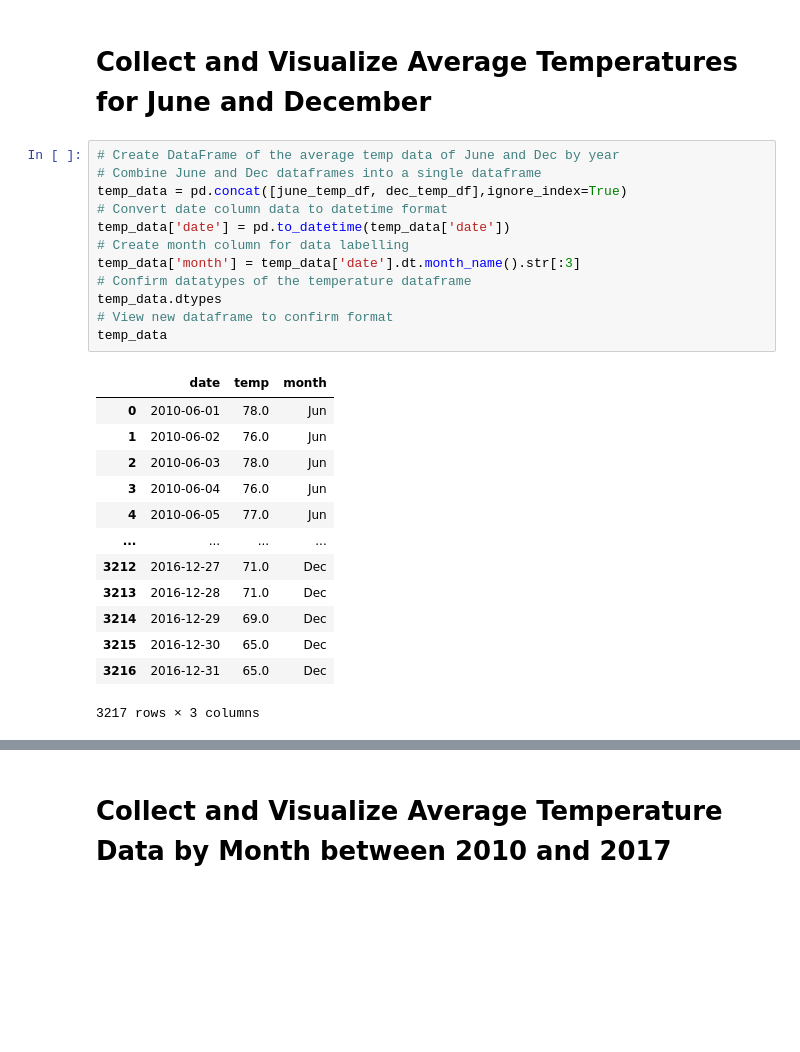
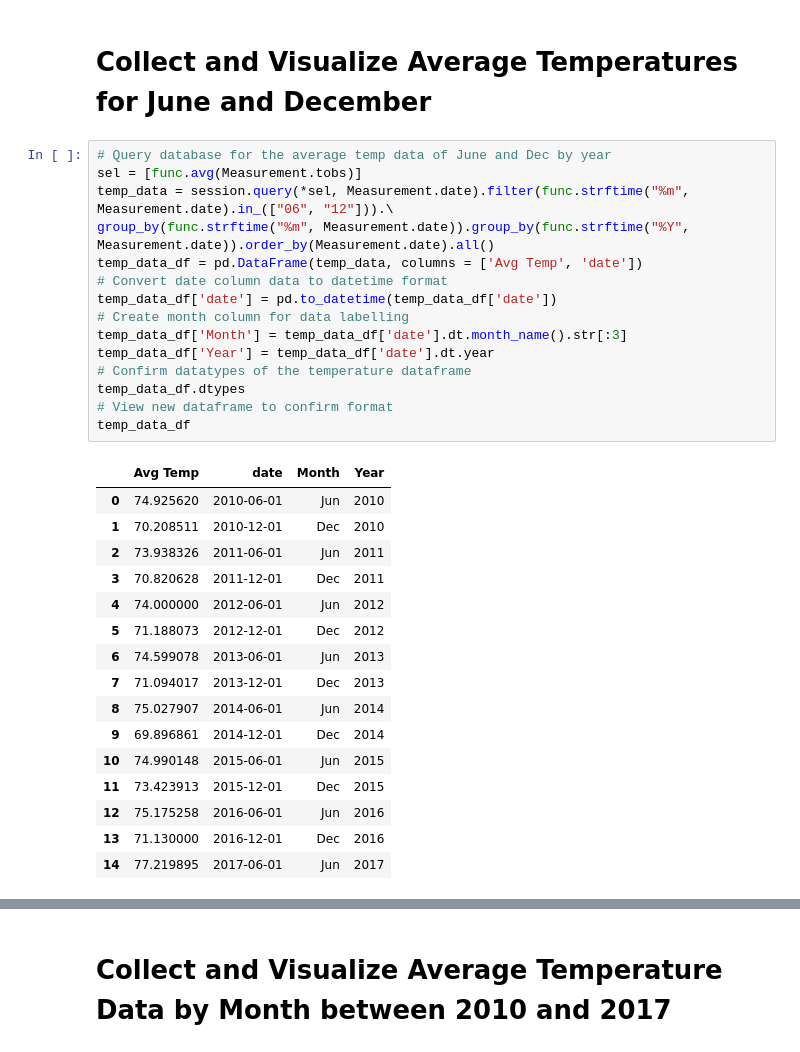
Before and after one commit to wattsr1/Surf-Ice-Cream-Shop-Analysis, a Jupyter notebook: SurfsUp_Challenge.ipynb, the cells around one changed output, grey strips where cells are left out. Saved outputs shown, nothing was run; the diff lists cells and outputs as text; blank space fills up the shorter version.

```diff
--- a/SurfsUp_Challenge.ipynb
+++ b/SurfsUp_Challenge.ipynb
@@ -109,28 +113,34 @@ dec_temp_df.describe()
 # %% [markdown]
 # Collect and Visualize Average Temperatures for June and December
 # %%
-# Create DataFrame of the average temp data of June and Dec by year
-# Combine June and Dec dataframes into a single dataframe
-temp_data = pd.concat([june_temp_df, dec_temp_df],ignore_index=True)
+# Query database for the average temp data of June and Dec by year
+sel = [func.avg(Measurement.tobs)]
+temp_data = session.query(*sel, Measurement.date).filter(func.strftime("%m", Measurement.date).in_(["06", "12"])).\
+group_by(func.strftime("%m", Measurement.date)).group_by(func.strftime("%Y", Measurement.date)).order_by(Measurement.date).all()
+temp_data_df = pd.DataFrame(temp_data, columns = ['Avg Temp', 'date'])
 # Convert date column data to datetime format
-temp_data['date'] = pd.to_datetime(temp_data['date'])
+temp_data_df['date'] = pd.to_datetime(temp_data_df['date'])
 # Create month column for data labelling
-temp_data['month'] = temp_data['date'].dt.month_name().str[:3]
+temp_data_df['Month'] = temp_data_df['date'].dt.month_name().str[:3]
+temp_data_df['Year'] = temp_data_df['date'].dt.year
 # Confirm datatypes of the temperature dataframe
-temp_data.dtypes
+temp_data_df.dtypes
 # View new dataframe to confirm format
-temp_data
+temp_data_df
 # %% [output]
-|  | date | temp | month |
-| 0 | 2010-06-01 | 78.0 | Jun |
-| 1 | 2010-06-02 | 76.0 | Jun |
-| 2 | 2010-06-03 | 78.0 | Jun |
-| 3 | 2010-06-04 | 76.0 | Jun |
-| 4 | 2010-06-05 | 77.0 | Jun |
-| ... | ... | ... | ... |
-| 3212 | 2016-12-27 | 71.0 | Dec |
-| 3213 | 2016-12-28 | 71.0 | Dec |
-| 3214 | 2016-12-29 | 69.0 | Dec |
-| 3215 | 2016-12-30 | 65.0 | Dec |
-| 3216 | 2016-12-31 | 65.0 | Dec |
+|  | Avg Temp | date | Month | Year |
+| 0 | 74.925620 | 2010-06-01 | Jun | 2010 |
+| 1 | 70.208511 | 2010-12-01 | Dec | 2010 |
+| 2 | 73.938326 | 2011-06-01 | Jun | 2011 |
+| 3 | 70.820628 | 2011-12-01 | Dec | 2011 |
+| 4 | 74.000000 | 2012-06-01 | Jun | 2012 |
+| 5 | 71.188073 | 2012-12-01 | Dec | 2012 |
+| 6 | 74.599078 | 2013-06-01 | Jun | 2013 |
+| 7 | 71.094017 | 2013-12-01 | Dec | 2013 |
+| 8 | 75.027907 | 2014-06-01 | Jun | 2014 |
+| 9 | 69.896861 | 2014-12-01 | Dec | 2014 |
+| 10 | 74.990148 | 2015-06-01 | Jun | 2015 |
+| 11 | 73.423913 | 2015-12-01 | Dec | 2015 |
+| 12 | 75.175258 | 2016-06-01 | Jun | 2016 |
+| 13 | 71.130000 | 2016-12-01 | Dec | 2016 |
+| 14 | 77.219895 | 2017-06-01 | Jun | 2017 |
-3217 rows × 3 columns
```
Also changed, not shown: parts of 18 cells of this notebook, 4 other files.
